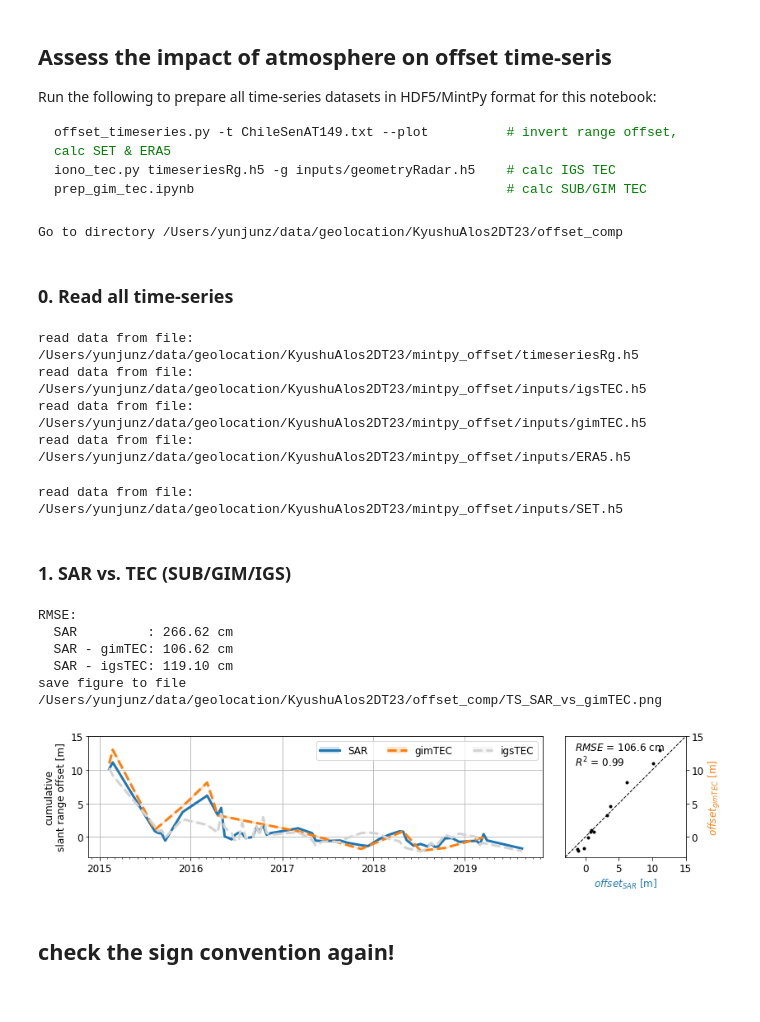
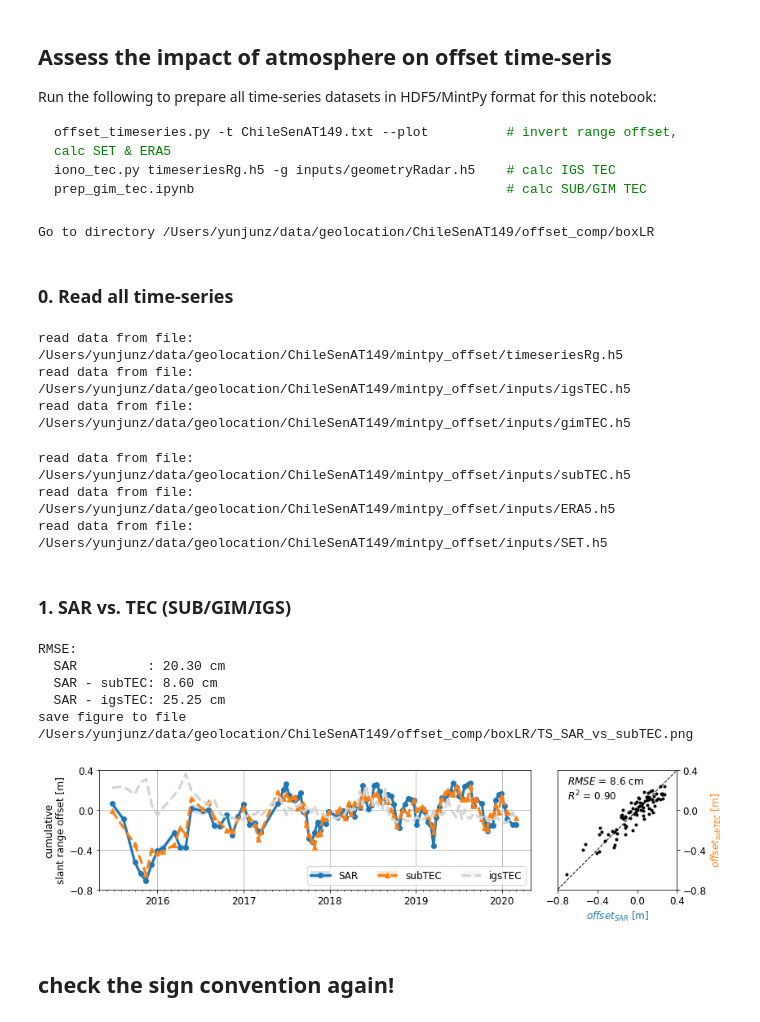
Before and after one commit to yunjunz/2022-Geolocation, a Jupyter notebook: Fig_offset_comp.ipynb, the cells around one changed output. Drawn from its saved outputs; the diff is of its cells as text; code cells hidden in the pictures.

Commit message:
add Fig_ prefix for figures in mind
topTEC -> Fig_topTEC
offset_comp -> Fig_offset_comp

```diff
--- a/offset_comp.ipynb
+++ b/Fig_offset_comp.ipynb
@@ -30,12 +30,11 @@ save = True
 win = 9  # size of the window of interest where the median offset is calculated
 lalo = [-21.29, -69.58]; box_suffix = 'boxCL'   # box in the center left with low  altitude; box = (10,  55,  20, 70) for SenAT149
 lalo = [-21.30, -67.39]; box_suffix = 'boxLR'   # box in the lower right with high altitude; box = (200, 15, 215, 30) for SenAT149
-lalo = None; box_suffix = None
 
 # dir
 proj_dir = os.path.expanduser('~/data/geolocation/ChileSenAT149')
 #proj_dir = os.path.expanduser('~/data/geolocation/ChileSenDT156')
-proj_dir = os.path.expanduser('~/data/geolocation/KyushuAlos2DT23')
+#proj_dir = os.path.expanduser('~/data/geolocation/KyushuAlos2DT23');  lalo = None; box_suffix = None
 proj_name = os.path.basename(proj_dir)
 
 work_dir = os.path.join(proj_dir, 'offset_comp')
@@ -51,7 +50,7 @@ if proj_name == 'ChileSenDT156':
 else:
     plt.rcParams.update({'lines.linewidth': 3.0})
 # %% [output]
-Go to directory /Users/yunjunz/data/geolocation/KyushuAlos2DT23/offset_comp
+Go to directory /Users/yunjunz/data/geolocation/ChileSenAT149/offset_comp/boxLR
 # %% [markdown]
 ### 0. Read all time-series
 # %%
@@ -116,11 +115,12 @@ tec_type = os.path.splitext(os.path.basename(tec_file))[0]
 fnames = [sar_file, tec_file, set_file, era_file]
 labels = ['SAR'] + [os.path.splitext(os.path.basename(i))[0] for i in fnames[1:]]
 # %% [output]
-read data from file: /Users/yunjunz/data/geolocation/KyushuAlos2DT23/mintpy_offset/timeseriesRg.h5
-read data from file: /Users/yunjunz/data/geolocation/KyushuAlos2DT23/mintpy_offset/inputs/igsTEC.h5
-read data from file: /Users/yunjunz/data/geolocation/KyushuAlos2DT23/mintpy_offset/inputs/gimTEC.h5
-read data from file: /Users/yunjunz/data/geolocation/KyushuAlos2DT23/mintpy_offset/inputs/ERA5.h5
+read data from file: /Users/yunjunz/data/geolocation/ChileSenAT149/mintpy_offset/timeseriesRg.h5
+read data from file: /Users/yunjunz/data/geolocation/ChileSenAT149/mintpy_offset/inputs/igsTEC.h5
+read data from file: /Users/yunjunz/data/geolocation/ChileSenAT149/mintpy_offset/inputs/gimTEC.h5
-read data from file: /Users/yunjunz/data/geolocation/KyushuAlos2DT23/mintpy_offset/inputs/SET.h5
+read data from file: /Users/yunjunz/data/geolocation/ChileSenAT149/mintpy_offset/inputs/subTEC.h5
+read data from file: /Users/yunjunz/data/geolocation/ChileSenAT149/mintpy_offset/inputs/ERA5.h5
+read data from file: /Users/yunjunz/data/geolocation/ChileSenAT149/mintpy_offset/inputs/SET.h5
 # %%
 # utils function
 def plot_dot_figure(ax, x, y, xname, yname, vlim, vstep=0.2, fbase='offset'):
@@ -192,7 +192,7 @@ gs  = gridspec.GridSpec(3, 12, figure=fig)
 ax  = fig.add_subplot(gs[:, 0:-3])
 ax2 = fig.add_subplot(gs[:, -3:])
 ps = []
-for i, (y, ye, c, m, lw) in enumerate(zip([y1, y2, y3], [y1e, y2e, y3e], ['C0', 'C1', 'lightgray'], ['-', '--', '--'], [None, 3, 3])):
+for i, (y, ye, c, m, lw) in enumerate(zip([y1, y2, y3], [y1e, y2e, y3e], ['C0', 'C1', 'lightgray'], ['o-', '^--', '--'], [None, 3, 3])):
     flag = ~np.isnan(y)
     y  = np.array(y)[flag]
     ye = np.array(ye)[flag]
@@ -201,38 +201,38 @@ for i, (y, ye, c, m, lw) in enumerate(zip([y1, y2, y3], [y1e, y2e, y3e], ['C0',
     p1, = ax.plot(x, y, m, color=c, ms=6, lw=lw)
     ps.append((p0, p1))
 # axis format
 if proj_name == 'ChileSenAT149':
     vstep = 0.4; ylim = [-0.8, 0.4]; xlim = [dt.datetime(2015, 5, 1), dt.datetime(2020, 5, 1)]
 elif proj_name == 'ChileSenDT156':
     vstep = 0.4; ylim = [-0.4, 0.8]; xlim = None
 elif proj_name == 'KyushuAlos2DT23':
     vstep = 5;   ylim = [-3, 15]; xlim = None
 adjust_ts_axis_format(ax, x=x1, vstep=vstep, xlim=xlim, ylim=ylim)
 ax.legend(handles=ps, labels=['SAR', tec_type, 'igsTEC'], loc='best', ncol=len(ps))
 
 # plot - dot figure
 plot_dot_figure(ax2, x=y1, y=y2, xname='SAR', yname=tec_type, vlim=ylim, vstep=vstep)
 fig.tight_layout()
 
 # RMSE
 print('RMSE:')
 rmse = ut.root_mean_sq_error(y1);     print('  SAR         : {:.2f} cm'.format(rmse*100))
 rmse = ut.root_mean_sq_error(y1, y2); print('  SAR - {}: {:.2f} cm'.format(tec_type, rmse*100))
 rmse = ut.root_mean_sq_error(y1, y3); print('  SAR - igsTEC: {:.2f} cm'.format(rmse*100))
 
 # output
 out_fig = os.path.join(work_dir, 'TS_SAR_vs_{}.png'.format(tec_type))
 print('save figure to file', out_fig)
 if save:
     plt.savefig(out_fig, bbox_inches='tight', transparent=True, dpi=300)
 plt.show()
 # %% [output]
 RMSE:
-  SAR         : 266.62 cm
-  SAR - gimTEC: 106.62 cm
-  SAR - igsTEC: 119.10 cm
-save figure to file /Users/yunjunz/data/geolocation/KyushuAlos2DT23/offset_comp/TS_SAR_vs_gimTEC.png
+  SAR         : 20.30 cm
+  SAR - subTEC: 8.60 cm
+  SAR - igsTEC: 25.25 cm
+save figure to file /Users/yunjunz/data/geolocation/ChileSenAT149/offset_comp/boxLR/TS_SAR_vs_subTEC.png
-[figure, old version]
+[figure, new version]
 # %% [markdown]
 ## check the sign convention again!
 # %% [markdown]
```
Also changed, not shown: 1 other file.
